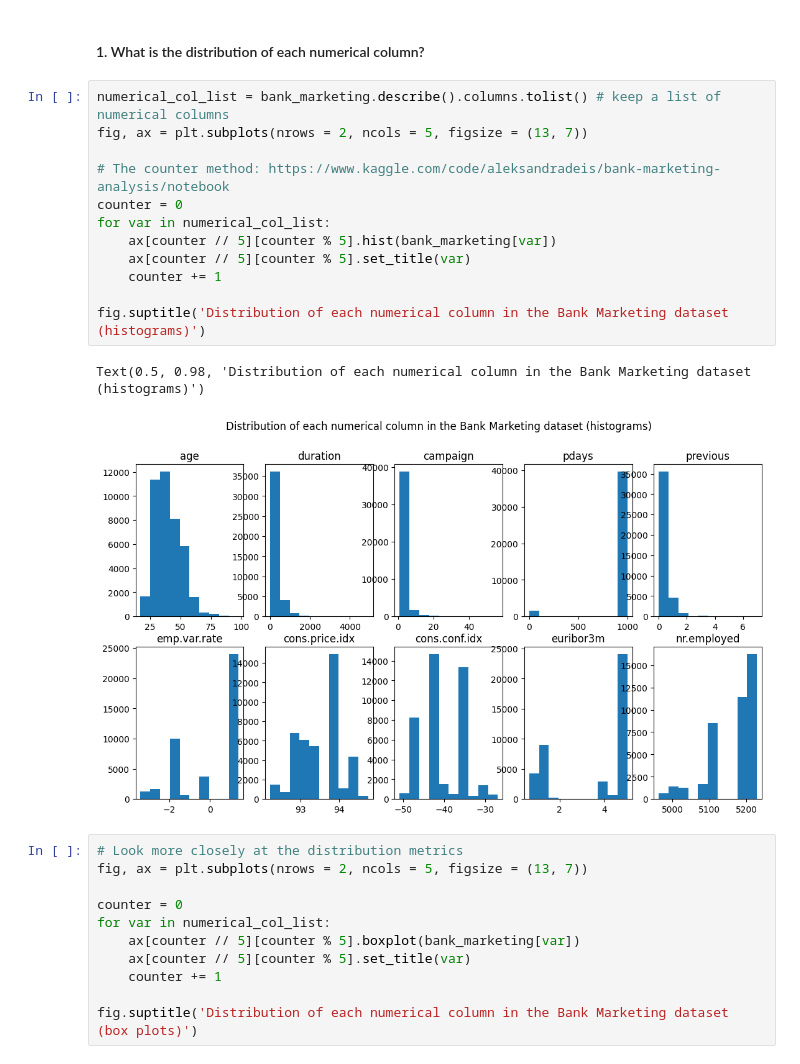
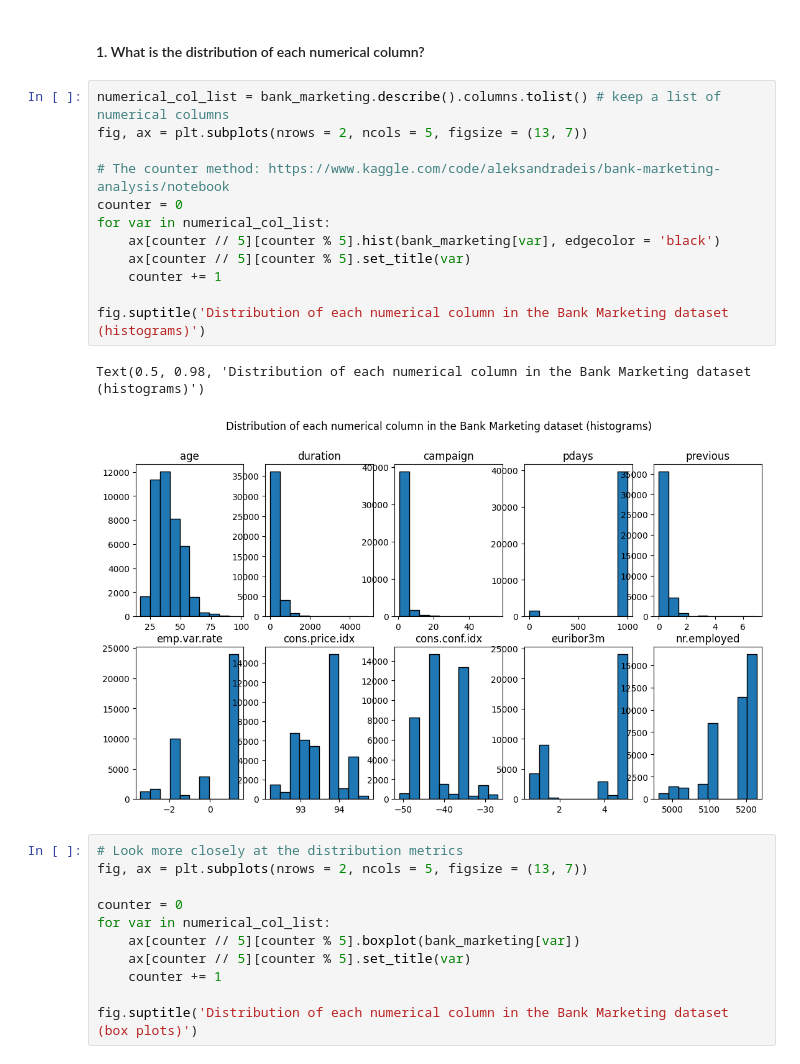
Before and after one commit to thaianle/bank-marketing, a Jupyter notebook: bank-marketing.ipynb, the cells around one changed output. Saved outputs shown, nothing was run; the diff lists cells and outputs as text.

```diff
--- a/bank-marketing.ipynb
+++ b/bank-marketing.ipynb
@@ -201,18 +201,18 @@ bank_marketing.shape
 # %%
 numerical_col_list = bank_marketing.describe().columns.tolist() # keep a list of numerical columns
 fig, ax = plt.subplots(nrows = 2, ncols = 5, figsize = (13, 7))
 
 # The counter method: https://www.kaggle.com/code/aleksandradeis/bank-marketing-analysis/notebook
 counter = 0
 for var in numerical_col_list:
-    ax[counter // 5][counter % 5].hist(bank_marketing[var])
+    ax[counter // 5][counter % 5].hist(bank_marketing[var], edgecolor = 'black')
     ax[counter // 5][counter % 5].set_title(var)
     counter += 1
 
 fig.suptitle('Distribution of each numerical column in the Bank Marketing dataset (histograms)')
 # %% [output]
 Text(0.5, 0.98, 'Distribution of each numerical column in the Bank Marketing dataset (histograms)')
-[figure, old version]
+[figure, new version]
 # %%
 # Look more closely at the distribution metrics
 fig, ax = plt.subplots(nrows = 2, ncols = 5, figsize = (13, 7))
```
Also changed, not shown: parts of 20 cells of this notebook, 3 other files.
